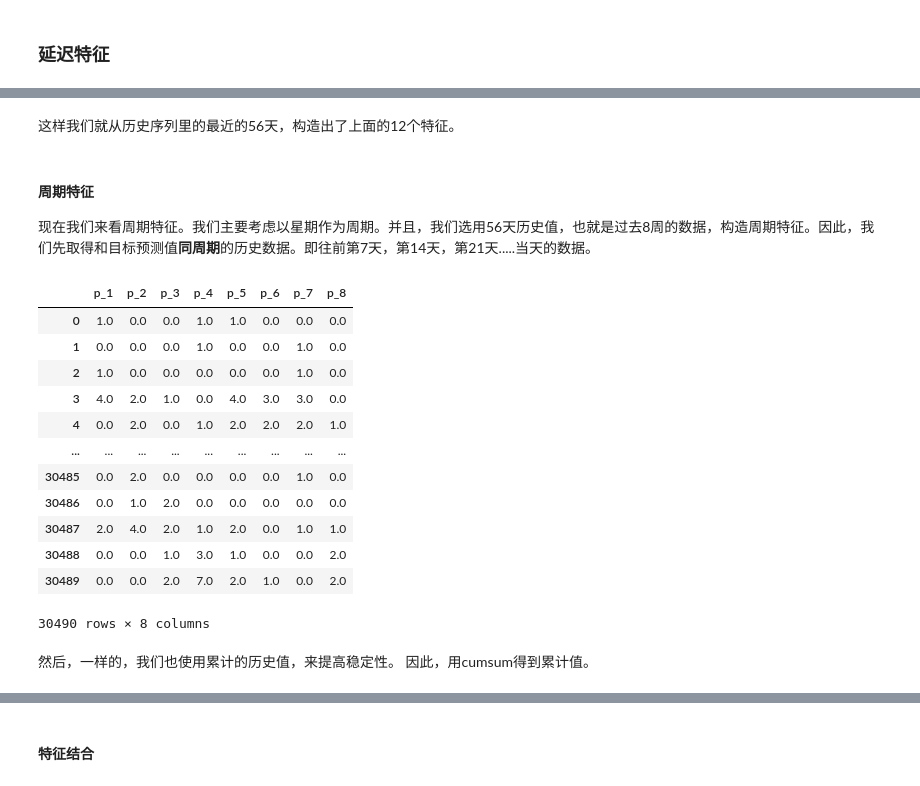
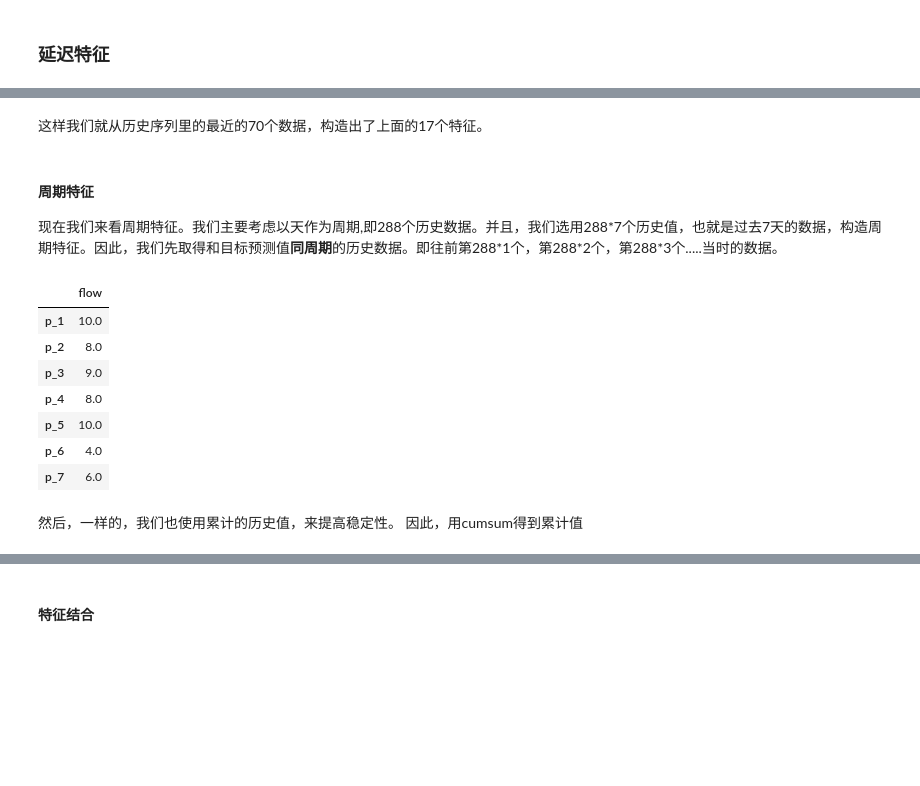
Before and after one commit to Zhou1317fe5/ml-projects, a Jupyter notebook: SEED2023/智慧交通/code/lightgbm/lightgbm.ipynb, the cells around one changed output, grey strips where cells are left out. Saved outputs shown, nothing was run; the diff lists cells and outputs as text; code cells hidden in the pictures; blank space fills up the shorter version.

```diff
--- a/SEED2023/智慧交通/code/lightgbm/lightgbm.ipynb
+++ b/SEED2023/智慧交通/code/lightgbm/lightgbm.ipynb
@@ -68,0 +134,5 @@ sell_prices
+# %%
+lane_arm = flow.pop("LANE_ARM")
+flow.insert(2,'LANE_ARM',lane_arm)
+# %%
+flow.drop(['LANE_ID','ARM_ID'],axis = 1,inplace = True)
@@ -68,0 +180,17 @@ sell_prices
+# %%
+flow_1E = flow_1E.set_index('START_TIME')
+flow_1N = flow_1N.set_index('START_TIME')
+flow_1S = flow_1S.set_index('START_TIME')
+flow_1W = flow_1W.set_index('START_TIME')
+flow_2E = flow_2E.set_index('START_TIME')
+flow_2N = flow_2N.set_index('START_TIME')
+flow_2S = flow_2S.set_index('START_TIME')
+flow_2W = flow_2W.set_index('START_TIME')
+flow_3E = flow_3E.set_index('START_TIME')
+flow_3N = flow_3N.set_index('START_TIME')
+flow_3S = flow_3S.set_index('START_TIME')
+flow_3W = flow_3W.set_index('START_TIME')
+flow_4E = flow_4E.set_index('START_TIME')
+flow_4N = flow_4N.set_index('START_TIME')
+flow_4S = flow_4S.set_index('START_TIME')
+flow_4W = flow_4W.set_index('START_TIME')
@@ -100,10 +296,10 @@ x
 # %%
-target_day = 1914
+target_day = 7550
 
-#使用历史数据中最后的7天构造特征
+#使用历史数据中最后的7个构造特征
 local_range = 7
 
-# 由于使用前1913天的数据预测第1914天，历史数据与预测目标的距离只有1天，因此predict_distance=1
-# 如果使用前1913天的数据预测第1915天，则历史数据与预测目标的距离有2天，因此predict_distance=2，以此类推
+# 由于使用前7549个的数据预测第7550个，历史数据与预测目标的距离只有1个单位，因此predict_distance=1
+# 如果使用前7549个的数据预测第7550个，则历史数据与预测目标的距离有2个单位，因此predict_distance=2，以此类推
 predict_distance = 1
 # %%
@@ -210,34 +385,29 @@ get_accumulated_features(target_day, predict_distance)
-# %% [markdown]
-这样我们就从历史序列里的最近的56天，构造出了上面的12个特征。
+# %% [markdown]
+这样我们就从历史序列里的最近的70个数据，构造出了上面的17个特征。
 # %% [markdown]
 #### 周期特征
-现在我们来看周期特征。我们主要考虑以星期作为周期。并且，我们选用56天历史值，也就是过去8周的数据，构造周期特征。因此，我们先取得和目标预测值**同周期**的历史数据。即往前第7天，第14天，第21天.....当天的数据。
+现在我们来看周期特征。我们主要考虑以天作为周期,即288个历史数据。并且，我们选用288\*7个历史值，也就是过去7天的数据，构造周期特征。因此，我们先取得和目标预测值**同周期**的历史数据。即往前第288\*1个，第288\*2个，第288\*3个.....当时的数据。
 # %%
-def get_period_sale(target_day, predict_distance):
-    period = 7
-    i_start = (predict_distance + period - 1) // period # 表示距离目标日期 predict_distance 天之前的第几个时间段，起始值为1
+def get_period_sale(data,target_day, predict_distance):
+    period = 288
+    i_start = (predict_distance + period - 1) // period # 表示距离目标日期 predict_distance 天之前的第几个时间段，为1
     period_sale = pd.DataFrame()
-    for i in range(8):
-        cur_day = target_day - (i + i_start) * period # 当前时间段对应的日期
-        period_sale['p_'+str(i + 1)] = x['d_' + str(cur_day)].astype(float)
+    for i in range(7): # 用过去7天的数据
+        cur_day = target_day - (i + i_start) * period
+        period_sale.loc['p_'+str(i + 1),'flow'] = data.iloc[cur_day,0]
     return period_sale
 
-get_period_sale(target_day, predict_distance)
+get_period_sale(merged_flow,target_day, predict_distance)
 # %% [output]
-|  | p_1 | p_2 | p_3 | p_4 | p_5 | p_6 | p_7 | p_8 |
-| 0 | 1.0 | 0.0 | 0.0 | 1.0 | 1.0 | 0.0 | 0.0 | 0.0 |
-| 1 | 0.0 | 0.0 | 0.0 | 1.0 | 0.0 | 0.0 | 1.0 | 0.0 |
-| 2 | 1.0 | 0.0 | 0.0 | 0.0 | 0.0 | 0.0 | 1.0 | 0.0 |
-| 3 | 4.0 | 2.0 | 1.0 | 0.0 | 4.0 | 3.0 | 3.0 | 0.0 |
-| 4 | 0.0 | 2.0 | 0.0 | 1.0 | 2.0 | 2.0 | 2.0 | 1.0 |
-| ... | ... | ... | ... | ... | ... | ... | ... | ... |
-| 30485 | 0.0 | 2.0 | 0.0 | 0.0 | 0.0 | 0.0 | 1.0 | 0.0 |
-| 30486 | 0.0 | 1.0 | 2.0 | 0.0 | 0.0 | 0.0 | 0.0 | 0.0 |
-| 30487 | 2.0 | 4.0 | 2.0 | 1.0 | 2.0 | 0.0 | 1.0 | 1.0 |
-| 30488 | 0.0 | 0.0 | 1.0 | 3.0 | 1.0 | 0.0 | 0.0 | 2.0 |
-| 30489 | 0.0 | 0.0 | 2.0 | 7.0 | 2.0 | 1.0 | 0.0 | 2.0 |
+|  | flow |
+| p_1 | 10.0 |
+| p_2 | 8.0 |
+| p_3 | 9.0 |
+| p_4 | 8.0 |
+| p_5 | 10.0 |
+| p_6 | 4.0 |
+| p_7 | 6.0 |
-30490 rows × 8 columns
 # %% [markdown]
 然后，一样的，我们也使用累计的历史值，来提高稳定性。
-因此，用cumsum得到累计值。
+因此，用cumsum得到累计值
 # %%
```
Also changed, not shown: parts of 156 cells of this notebook, 13 other files.
